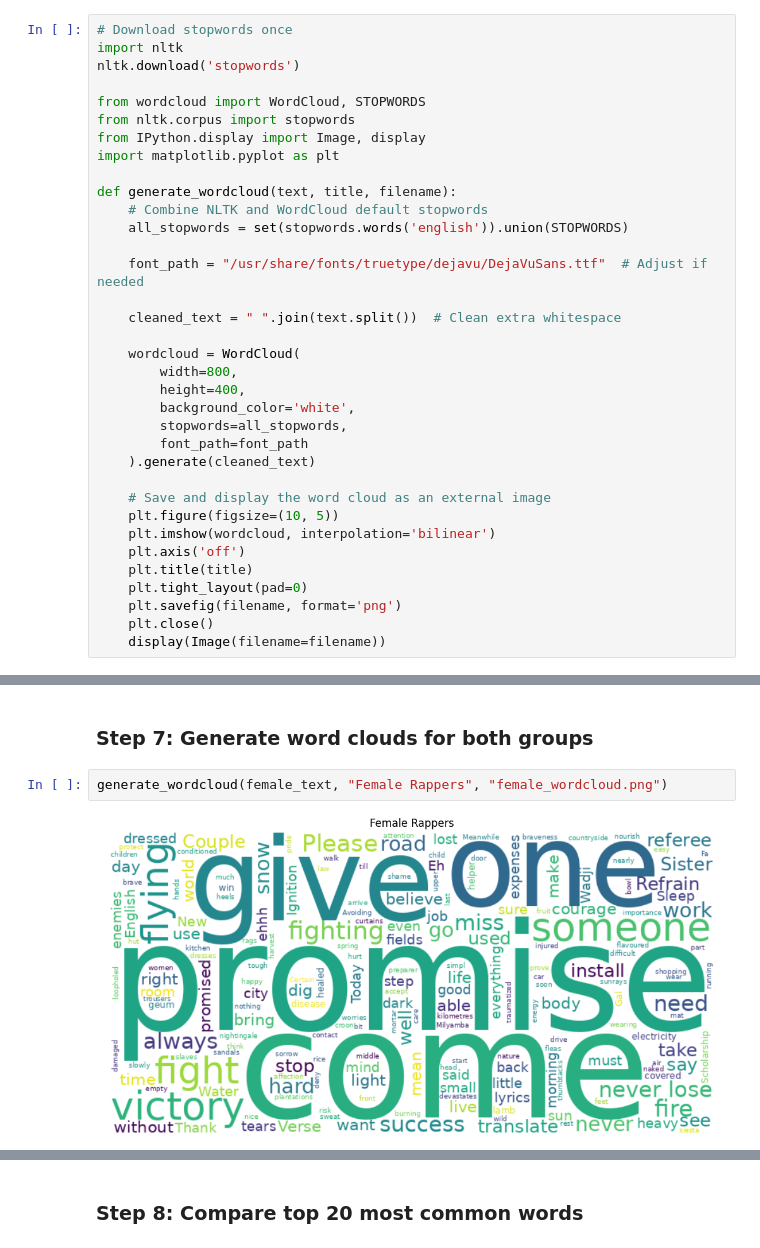
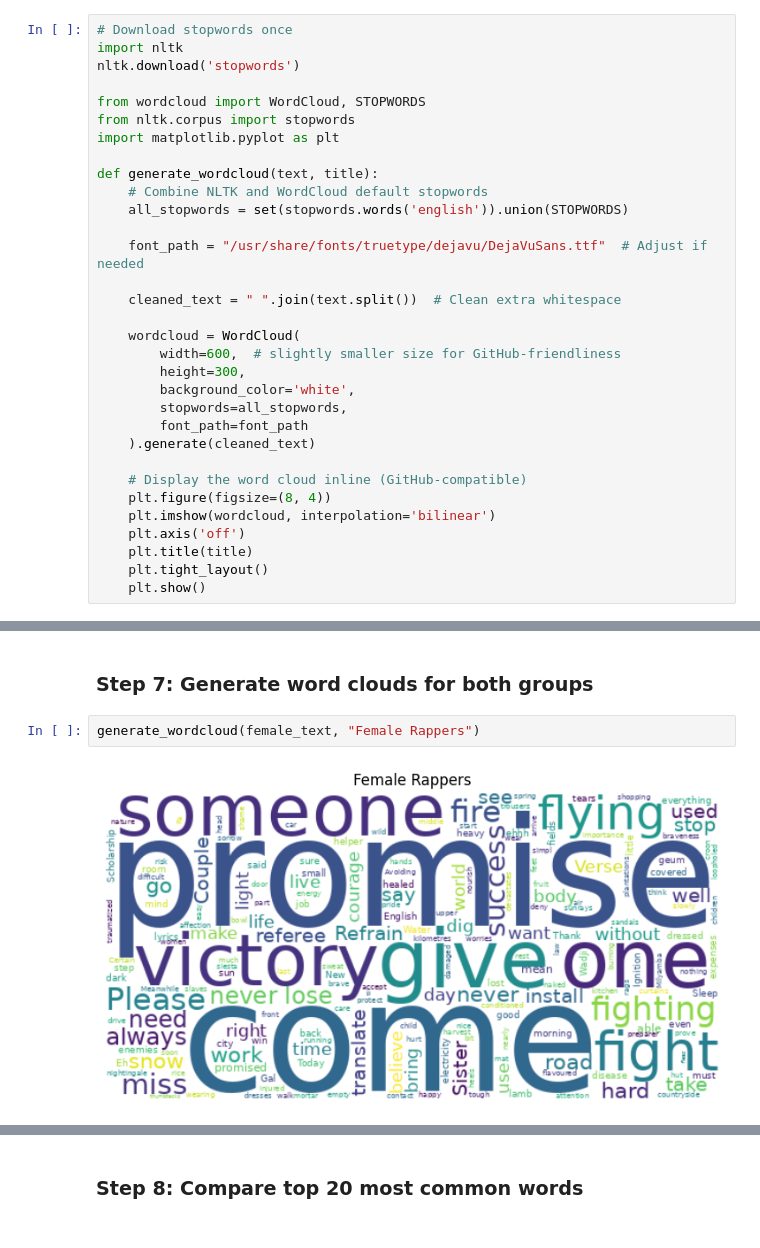
Before and after one commit to AWJP/AWJP-data, a Jupyter notebook: scripts/senegal_rappers_gender_analysis.ipynb, the cells around one changed output, grey strips where cells are left out. Drawn from its saved outputs; the diff is of its cells as text.

Commit message:
Updated Comparative Gender Analysis of Male and Female Senegalese Rappers' YouTube Popularity and Song Lyrics

```diff
--- a/scripts/senegal_rappers_gender_analysis.ipynb
+++ b/scripts/senegal_rappers_gender_analysis.ipynb
@@ -74,10 +74,9 @@ nltk.download('stopwords')
 
 from wordcloud import WordCloud, STOPWORDS
 from nltk.corpus import stopwords
-from IPython.display import Image, display
 import matplotlib.pyplot as plt
 
-def generate_wordcloud(text, title, filename):
+def generate_wordcloud(text, title):
     # Combine NLTK and WordCloud default stopwords
     all_stopwords = set(stopwords.words('english')).union(STOPWORDS)
 
@@ -86,29 +85,27 @@ def generate_wordcloud(text, title, filename):
     cleaned_text = " ".join(text.split())  # Clean extra whitespace
 
     wordcloud = WordCloud(
-        width=800,
-        height=400,
+        width=600,  # slightly smaller size for GitHub-friendliness
+        height=300,
         background_color='white',
         stopwords=all_stopwords,
         font_path=font_path
     ).generate(cleaned_text)
 
-    # Save and display the word cloud as an external image
-    plt.figure(figsize=(10, 5))
+    # Display the word cloud inline (GitHub-compatible)
+    plt.figure(figsize=(8, 4))
     plt.imshow(wordcloud, interpolation='bilinear')
     plt.axis('off')
     plt.title(title)
-    plt.tight_layout(pad=0)
-    plt.savefig(filename, format='png')
-    plt.close()
-    display(Image(filename=filename))
+    plt.tight_layout()
+    plt.show()
 # %% [output]
 [nltk_data] Downloading package stopwords to /home/soila/nltk_data...
 [nltk_data]   Package stopwords is already up-to-date!
 # %% [markdown]
 ### Step 7: Generate word clouds for both groups
 # %%
-generate_wordcloud(female_text, "Female Rappers", "female_wordcloud.png")
+generate_wordcloud(female_text, "Female Rappers")
 # %% [output]
-[figure, old version]
+[figure, new version]
 # %%
```
Also changed, not shown: parts of 2 cells of this notebook.
